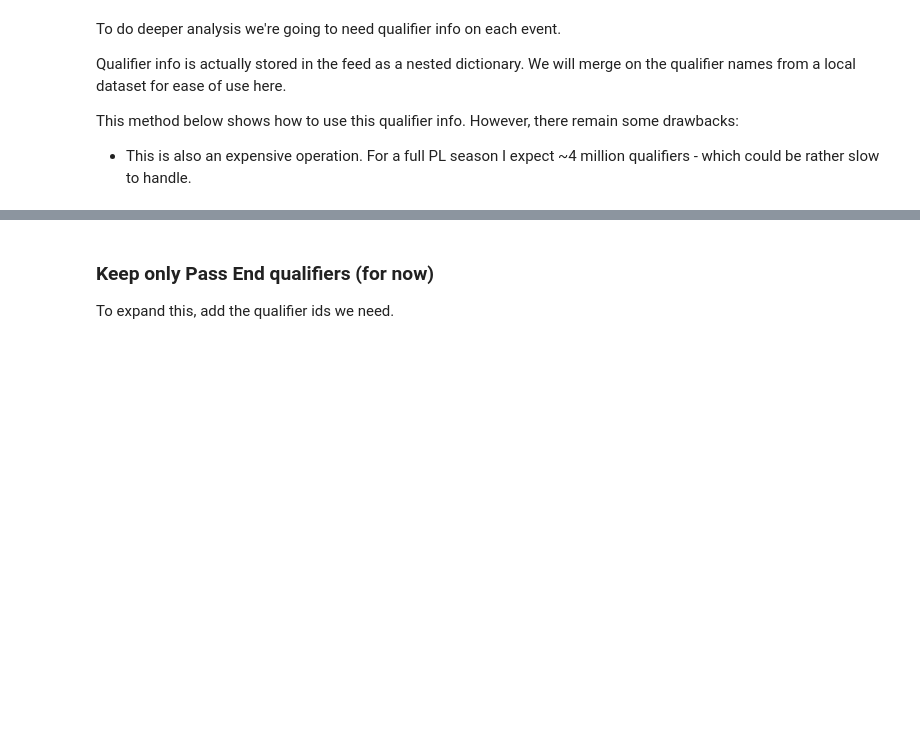
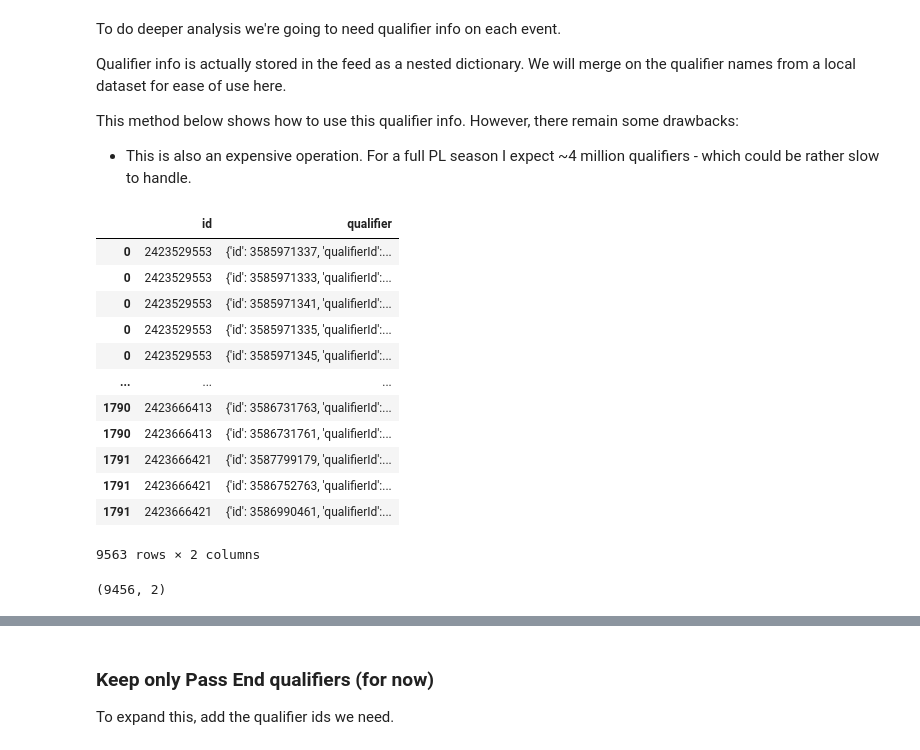
Before and after one commit to GabrielGausachs/OptaChallenge_Clustering_Player_Styles, a Jupyter notebook: tutorials/OptaVision_pass_predictions_OptaForum24.ipynb, the cells around one changed output, grey strips where cells are left out. Drawn from its saved outputs; the diff is of its cells as text; code cells hidden in the pictures; blank space fills up the shorter version.

```diff
--- a/tutorials/OptaVision_pass_predictions_OptaForum24.ipynb
+++ b/tutorials/OptaVision_pass_predictions_OptaForum24.ipynb
@@ -54,10 +78,28 @@ qualifier_names = pd.read_csv("qualifier_names.csv")
 # %%
 # explode coverts each element in each list to a separate row
 cols = ['id', 'qualifier']
 qualifiers = events_all[cols].explode('qualifier')
+display(qualifiers)
+# %% [output]
+|  | id | qualifier |
+| 0 | 2423529553 | {'id': 3585971337, 'qualifierId':... |
+| 0 | 2423529553 | {'id': 3585971333, 'qualifierId':... |
+| 0 | 2423529553 | {'id': 3585971341, 'qualifierId':... |
+| 0 | 2423529553 | {'id': 3585971335, 'qualifierId':... |
+| 0 | 2423529553 | {'id': 3585971345, 'qualifierId':... |
+| ... | ... | ... |
+| 1790 | 2423666413 | {'id': 3586731763, 'qualifierId':... |
+| 1790 | 2423666413 | {'id': 3586731761, 'qualifierId':... |
+| 1791 | 2423666421 | {'id': 3587799179, 'qualifierId':... |
+| 1791 | 2423666421 | {'id': 3586752763, 'qualifierId':... |
+| 1791 | 2423666421 | {'id': 3586990461, 'qualifierId':... |
+9563 rows × 2 columns
 # %%
 # remove NA
 qualifiers = qualifiers[qualifiers.qualifier.notna()].reset_index(drop=True)
+print(qualifiers.shape)
+# %% [output]
+(9456, 2)
 # %%
 # save corresponding event ids for each qualifier
 event_ids = qualifiers.id.tolist()
```
Also changed, not shown: parts of 26 cells of this notebook, 10 other files.
